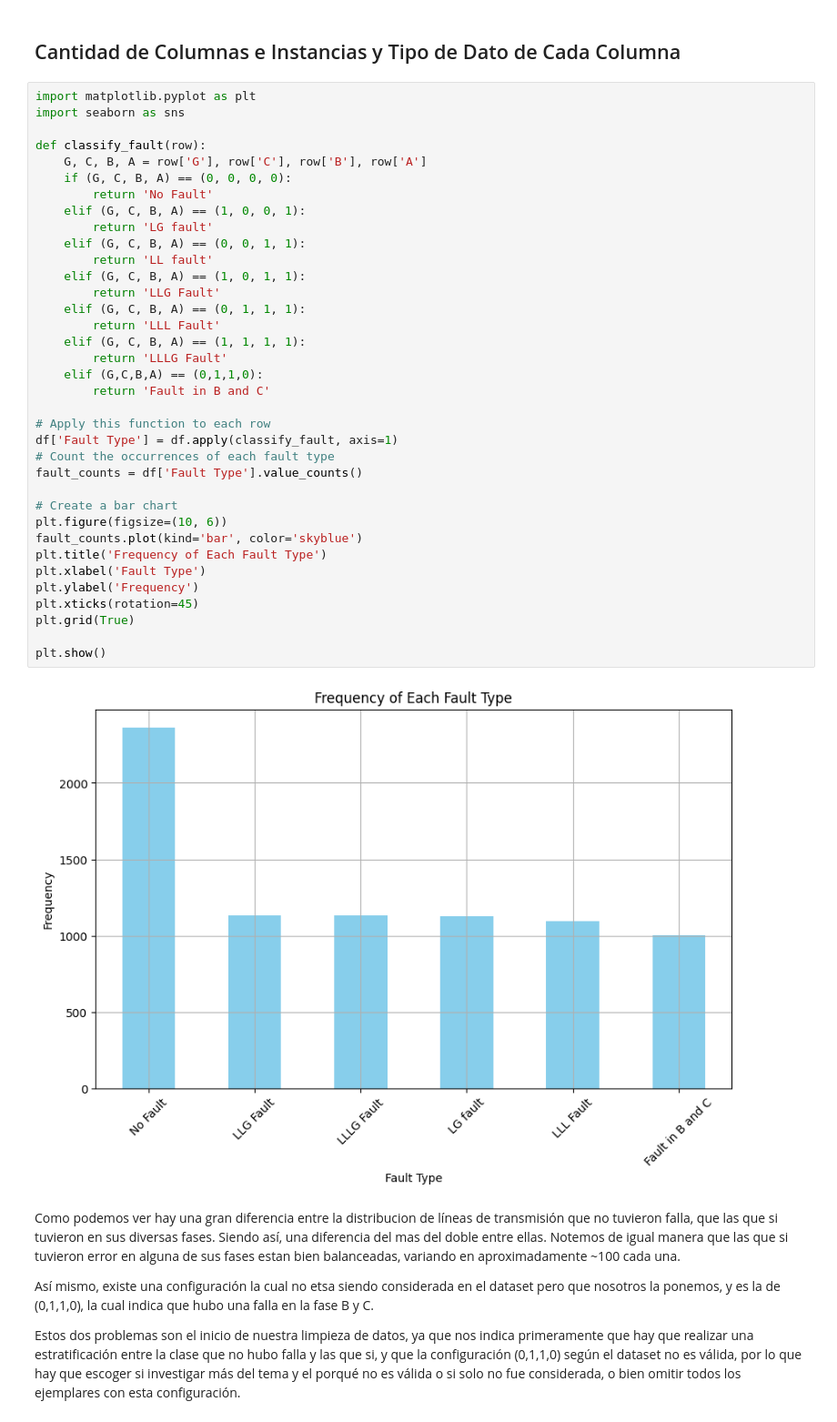
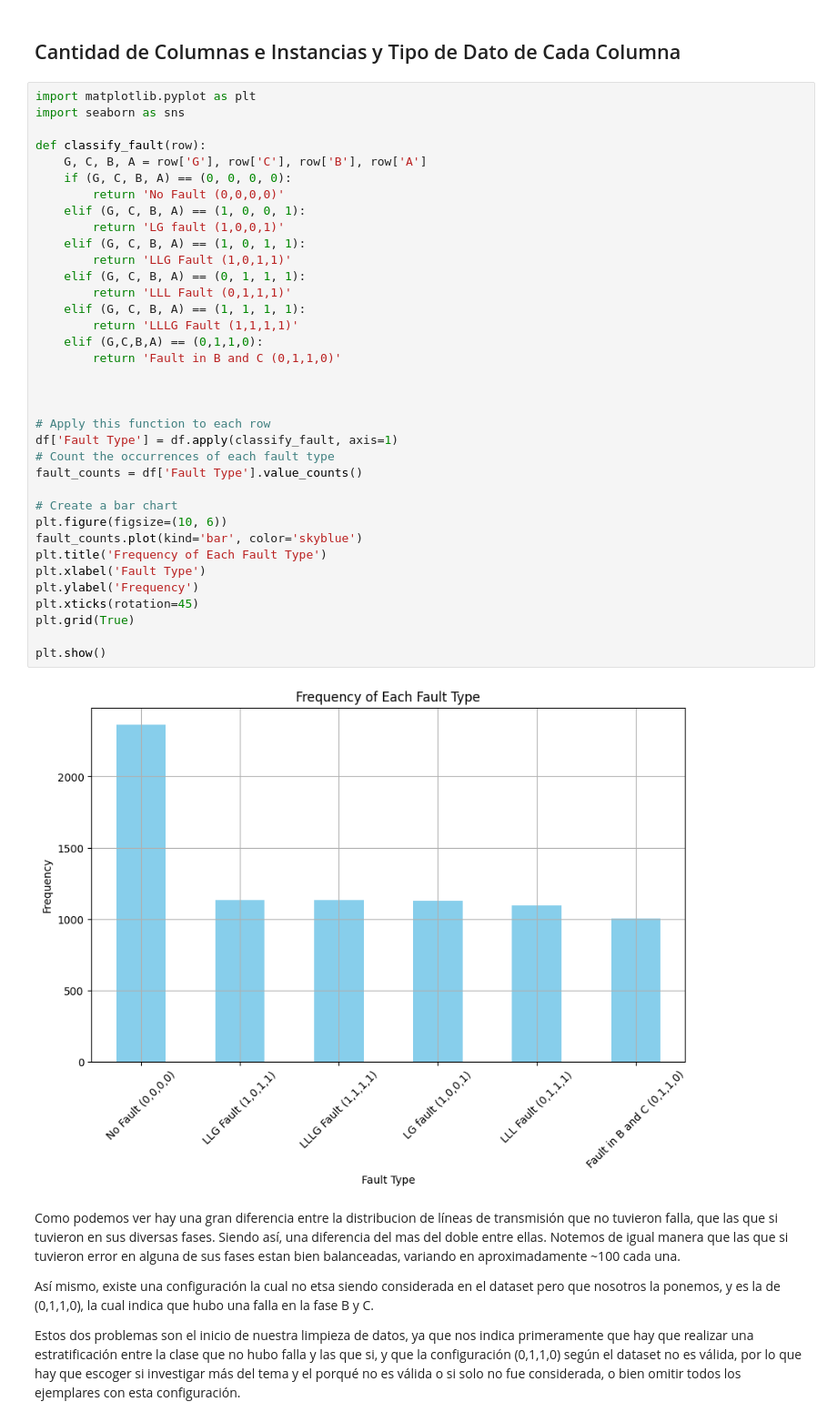
Before and after one commit to julian-rosas/red-neuronal-deteccion-fallas-energia, a Jupyter notebook: RedNeuronal.ipynb, the cells around one changed output. Shown: that part at 91% size. Drawn from its saved outputs; the diff is of its cells as text.

```diff
--- a/RedNeuronal.ipynb
+++ b/RedNeuronal.ipynb
@@ -75,41 +75,41 @@ Nuestras columnas dependen de 2 tipos de datos, enteros y flotantes. Por lo que
 # %%
 import matplotlib.pyplot as plt
 import seaborn as sns
 
 def classify_fault(row):
     G, C, B, A = row['G'], row['C'], row['B'], row['A']
     if (G, C, B, A) == (0, 0, 0, 0):
-        return 'No Fault'
+        return 'No Fault (0,0,0,0)'
     elif (G, C, B, A) == (1, 0, 0, 1):
-        return 'LG fault'
-    elif (G, C, B, A) == (0, 0, 1, 1):
-        return 'LL fault'
+        return 'LG fault (1,0,0,1)'
     elif (G, C, B, A) == (1, 0, 1, 1):
-        return 'LLG Fault'
+        return 'LLG Fault (1,0,1,1)'
     elif (G, C, B, A) == (0, 1, 1, 1):
-        return 'LLL Fault'
+        return 'LLL Fault (0,1,1,1)'
     elif (G, C, B, A) == (1, 1, 1, 1):
-        return 'LLLG Fault'
+        return 'LLLG Fault (1,1,1,1)'
     elif (G,C,B,A) == (0,1,1,0):
-        return 'Fault in B and C'
+        return 'Fault in B and C (0,1,1,0)'
+
+
 
 # Apply this function to each row
 df['Fault Type'] = df.apply(classify_fault, axis=1)
 # Count the occurrences of each fault type
 fault_counts = df['Fault Type'].value_counts()
 
 # Create a bar chart
 plt.figure(figsize=(10, 6))
 fault_counts.plot(kind='bar', color='skyblue')
 plt.title('Frequency of Each Fault Type')
 plt.xlabel('Fault Type')
 plt.ylabel('Frequency')
 plt.xticks(rotation=45)
 plt.grid(True)
 
 plt.show()
 # %% [output]
-[figure, old version]
+[figure, new version]
 # %% [markdown]
 Como podemos ver hay una gran diferencia entre la distribucion de líneas de transmisión que no tuvieron falla, que las que si tuvieron en sus diversas fases. Siendo así, una diferencia del mas del doble entre ellas. Notemos de igual manera que las que si tuvieron error en alguna de sus fases estan bien balanceadas, variando en aproximadamente ~100 cada una.
 
```
Also changed, not shown: parts of 8 cells of this notebook, 1 other file.
